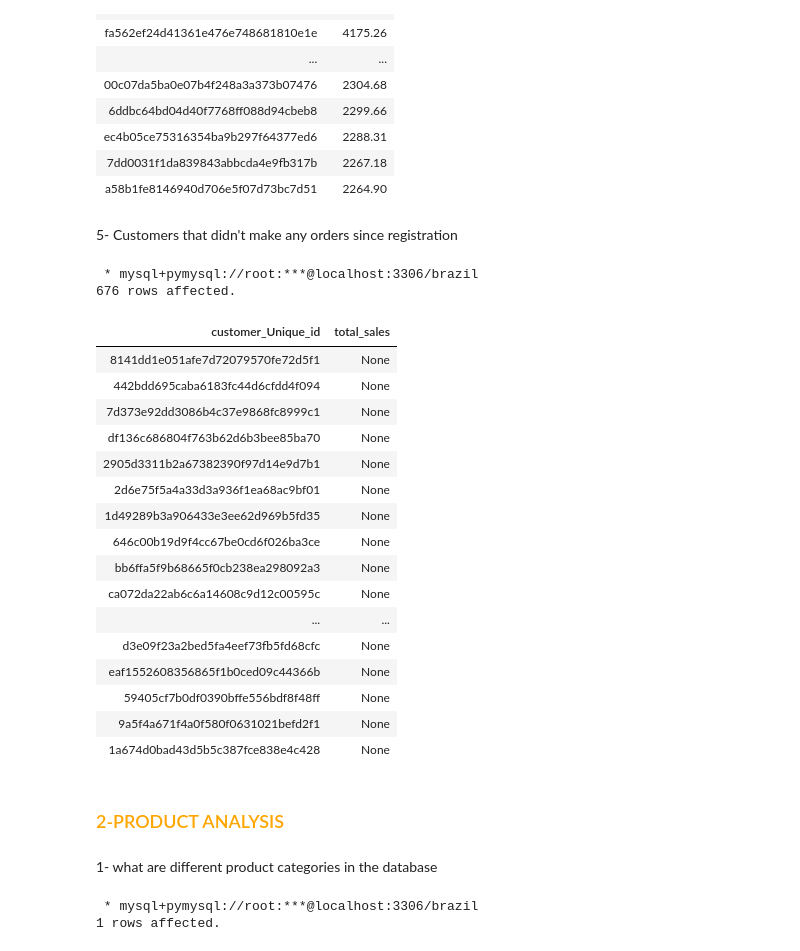
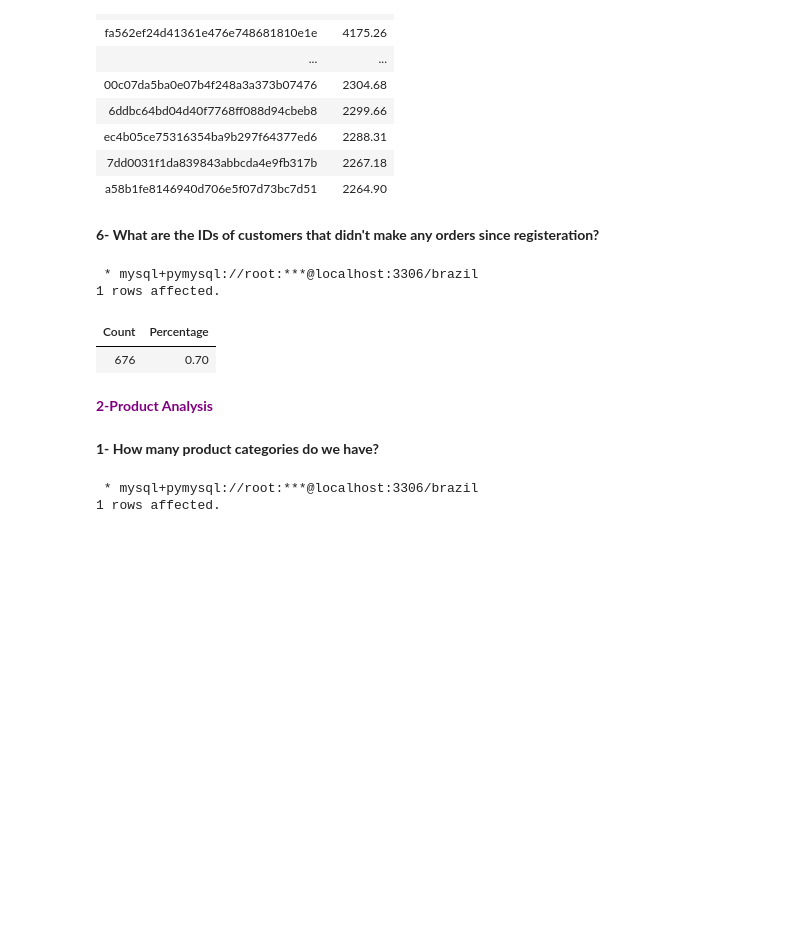
Before and after one commit to mahmoudamintaha/olist_eda, a Jupyter notebook: Brazil Analysis.ipynb, the cells around one changed output. Saved outputs shown, nothing was run; the diff lists cells and outputs as text; code cells hidden in the pictures; blank space fills up the shorter version.

```diff
--- a/Brazil Analysis.ipynb
+++ b/Brazil Analysis.ipynb
@@ -162,45 +162,36 @@ LIMIT
 | ec4b05ce75316354ba9b297f64377ed6 | 2288.31 |
 | 7dd0031f1da839843abbcda4e9fb317b | 2267.18 |
 | a58b1fe8146940d706e5f07d73bc7d51 | 2264.90 |
-# %% [markdown]
-5- Customers that didn't make any orders since registration
+# %% [markdown]
+<b> 6- What are the IDs of customers that didn't make any orders since registeration? </b><a id="customers6"></a>
 # %%
 %%sql
-SELECT
-  c.customer_Unique_id,
+WITH inactive_cust AS (SELECT
+  c.customer_Unique_id AS unique_id,
   SUM(price + freight_value) AS total_sales
 FROM
   customers c
   LEFT JOIN orders o ON c.customer_id = o.customer_id
   LEFT JOIN order_items oi ON o.order_id = oi.order_id
 GROUP BY
   1
 HAVING
-  total_sales IS NULL;
+  total_sales IS NULL)
+
+SELECT
+        COUNT(unique_id) AS `Count`,
+        ROUND(COUNT(unique_id) * 1.00 /
+            (SELECT COUNT(DISTINCT customer_unique_id) FROM customers) * 100, 2) AS Percentage
+FROM inactive_cust;
 # %% [output]
  * mysql+pymysql://root:***@localhost:3306/brazil
-676 rows affected.
+1 rows affected.
-| customer_Unique_id | total_sales |
-| 8141dd1e051afe7d72079570fe72d5f1 | None |
-| 442bdd695caba6183fc44d6cfdd4f094 | None |
-| 7d373e92dd3086b4c37e9868fc8999c1 | None |
-| df136c686804f763b62d6b3bee85ba70 | None |
-| 2905d3311b2a67382390f97d14e9d7b1 | None |
-| 2d6e75f5a4a33d3a936f1ea68ac9bf01 | None |
-| 1d49289b3a906433e3ee62d969b5fd35 | None |
-| 646c00b19d9f4cc67be0cd6f026ba3ce | None |
-| bb6ffa5f9b68665f0cb238ea298092a3 | None |
-| ca072da22ab6c6a14608c9d12c00595c | None |
-| ... | ... |
-| d3e09f23a2bed5fa4eef73fb5fd68cfc | None |
-| eaf1552608356865f1b0ced09c44366b | None |
-| 59405cf7b0df0390bffe556bdf8f48ff | None |
-| 9a5f4a671f4a0f580f0631021befd2f1 | None |
-| 1a674d0bad43d5b5c387fce838e4c428 | None |
+| Count | Percentage |
+| 676 | 0.70 |
-# %% [markdown]
-###  <font color='orange' font='calibry'>2-PRODUCT ANALYSIS</font>
-# %% [markdown]
-1- what are different product categories in the database
+# %% [markdown]
+**<span style="font-size: 50px; color: purple;">2-Product Analysis</span>**<a id="products"></a>
+# %% [markdown]
+<b>1- How many product categories do we have?</b><a id="products1"></a>
 # %%
 %%sql
 SELECT
```
Also changed, not shown: parts of 51 cells of this notebook.
